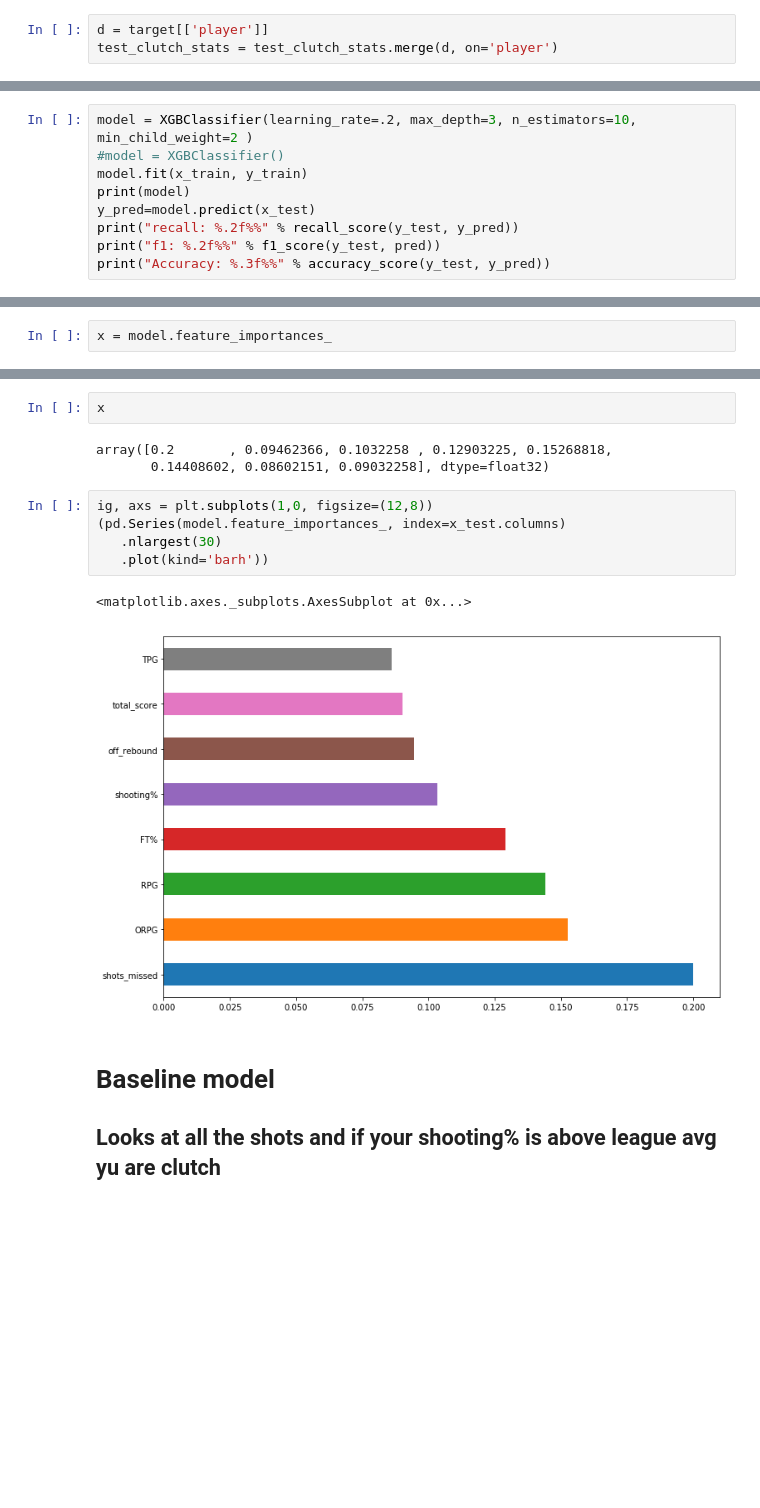
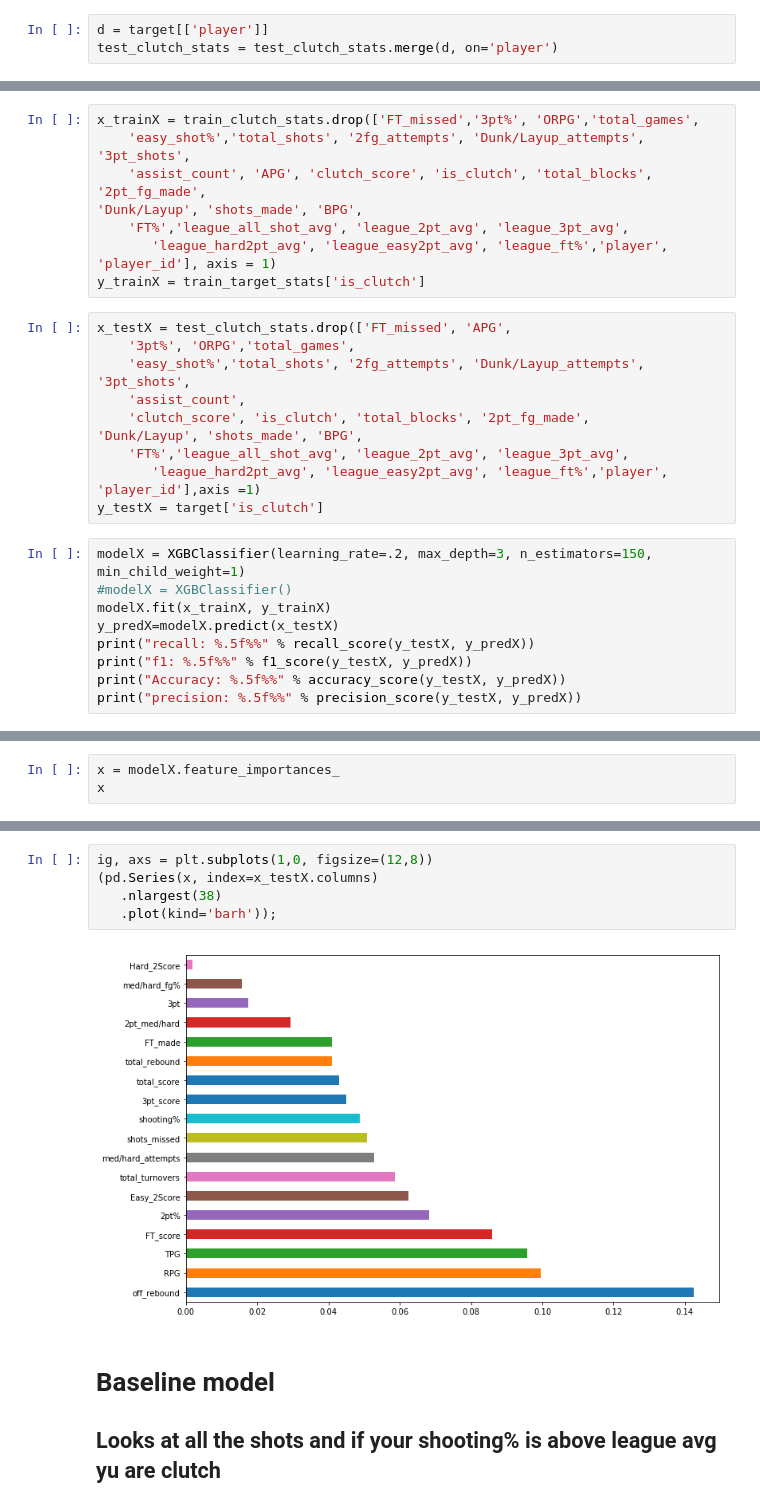
Before and after one commit to deepakchandi/clutch-baller, a Jupyter notebook: Testing.ipynb, the cells around one changed output, grey strips where cells are left out. Drawn from its saved outputs; the diff is of its cells as text; blank space fills up the shorter version.

```diff
--- a/Testing.ipynb
+++ b/Testing.ipynb
@@ -364,10 +352,28 @@ Best Params:
+# %%
+x_trainX = train_clutch_stats.drop(['FT_missed','3pt%', 'ORPG','total_games',
+    'easy_shot%','total_shots', '2fg_attempts', 'Dunk/Layup_attempts', '3pt_shots',
+    'assist_count', 'APG', 'clutch_score', 'is_clutch', 'total_blocks', '2pt_fg_made',
+'Dunk/Layup', 'shots_made', 'BPG',
+    'FT%','league_all_shot_avg', 'league_2pt_avg', 'league_3pt_avg',
+       'league_hard2pt_avg', 'league_easy2pt_avg', 'league_ft%','player', 'player_id'], axis = 1)
+y_trainX = train_target_stats['is_clutch']
+# %%
+x_testX = test_clutch_stats.drop(['FT_missed', 'APG',
+    '3pt%', 'ORPG','total_games',
+    'easy_shot%','total_shots', '2fg_attempts', 'Dunk/Layup_attempts', '3pt_shots',
+    'assist_count',
+    'clutch_score', 'is_clutch', 'total_blocks', '2pt_fg_made',
+'Dunk/Layup', 'shots_made', 'BPG',
+    'FT%','league_all_shot_avg', 'league_2pt_avg', 'league_3pt_avg',
+       'league_hard2pt_avg', 'league_easy2pt_avg', 'league_ft%','player', 'player_id'],axis =1)
+y_testX = target['is_clutch']
 # %%
-model = XGBClassifier(learning_rate=.2, max_depth=3, n_estimators=10, min_child_weight=2 )
-#model = XGBClassifier()
-model.fit(x_train, y_train)
-print(model)
-y_pred=model.predict(x_test)
-print("recall: %.2f%%" % recall_score(y_test, y_pred))
-print("f1: %.2f%%" % f1_score(y_test, pred))
-print("Accuracy: %.3f%%" % accuracy_score(y_test, y_pred))
+modelX = XGBClassifier(learning_rate=.2, max_depth=3, n_estimators=150, min_child_weight=1)
+#modelX = XGBClassifier()
+modelX.fit(x_trainX, y_trainX)
+y_predX=modelX.predict(x_testX)
+print("recall: %.5f%%" % recall_score(y_testX, y_predX))
+print("f1: %.5f%%" % f1_score(y_testX, y_predX))
+print("Accuracy: %.5f%%" % accuracy_score(y_testX, y_predX))
+print("precision: %.5f%%" % precision_score(y_testX, y_predX))
 # %% [output]
@@ -387,2 +384,3 @@ precision_score(y_test, y_pred)
 # %%
-x = model.feature_importances_
+x = modelX.feature_importances_
+x
@@ -389,16 +392,10 @@ x = model.feature_importances_
-# %%
-x
-# %% [output]
-array([0.2       , 0.09462366, 0.1032258 , 0.12903225, 0.15268818,
-       0.14408602, 0.08602151, 0.09032258], dtype=float32)
 # %%
 ig, axs = plt.subplots(1,0, figsize=(12,8))
-(pd.Series(model.feature_importances_, index=x_test.columns)
-   .nlargest(30)
-   .plot(kind='barh'))
+(pd.Series(x, index=x_testX.columns)
+   .nlargest(38)
+   .plot(kind='barh'));
 # %% [output]
-<matplotlib.axes._subplots.AxesSubplot at 0x...>
-[figure, old version]
+[figure, new version]
 # %% [markdown]
 # Baseline model
 ## Looks at all the shots and if your shooting% is above league avg yu are clutch
```
Also changed, not shown: parts of 91 cells of this notebook, 1 other file.
